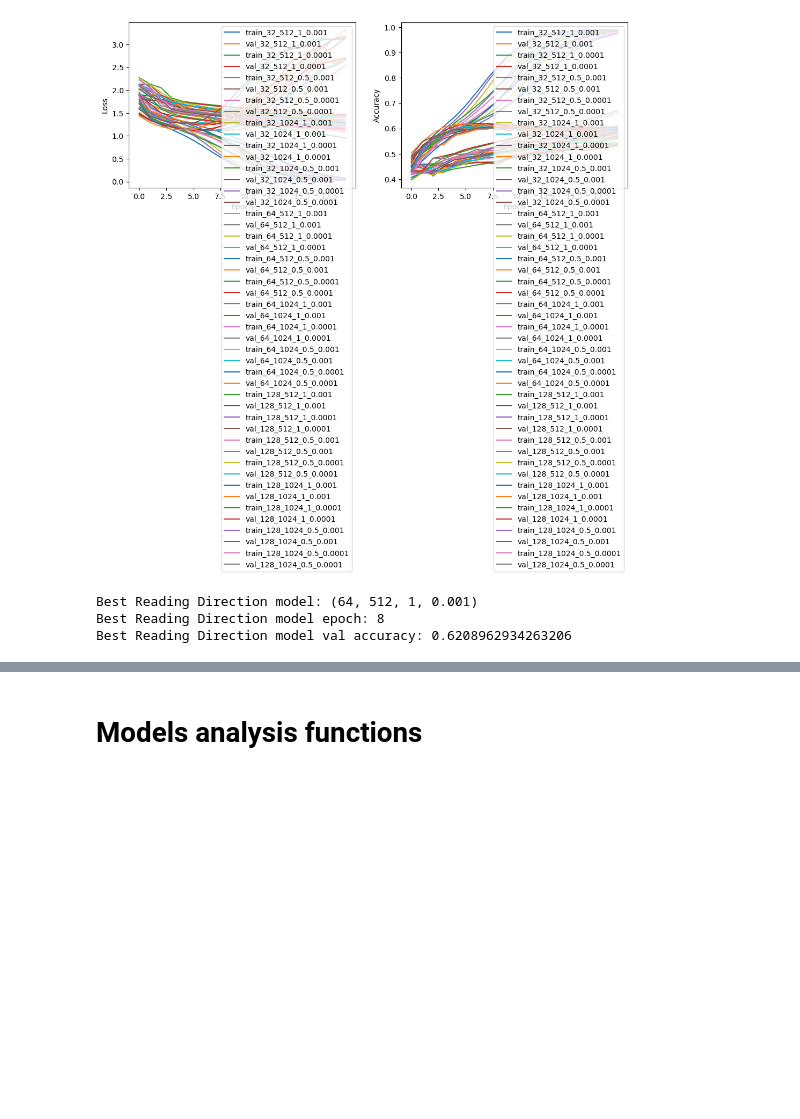
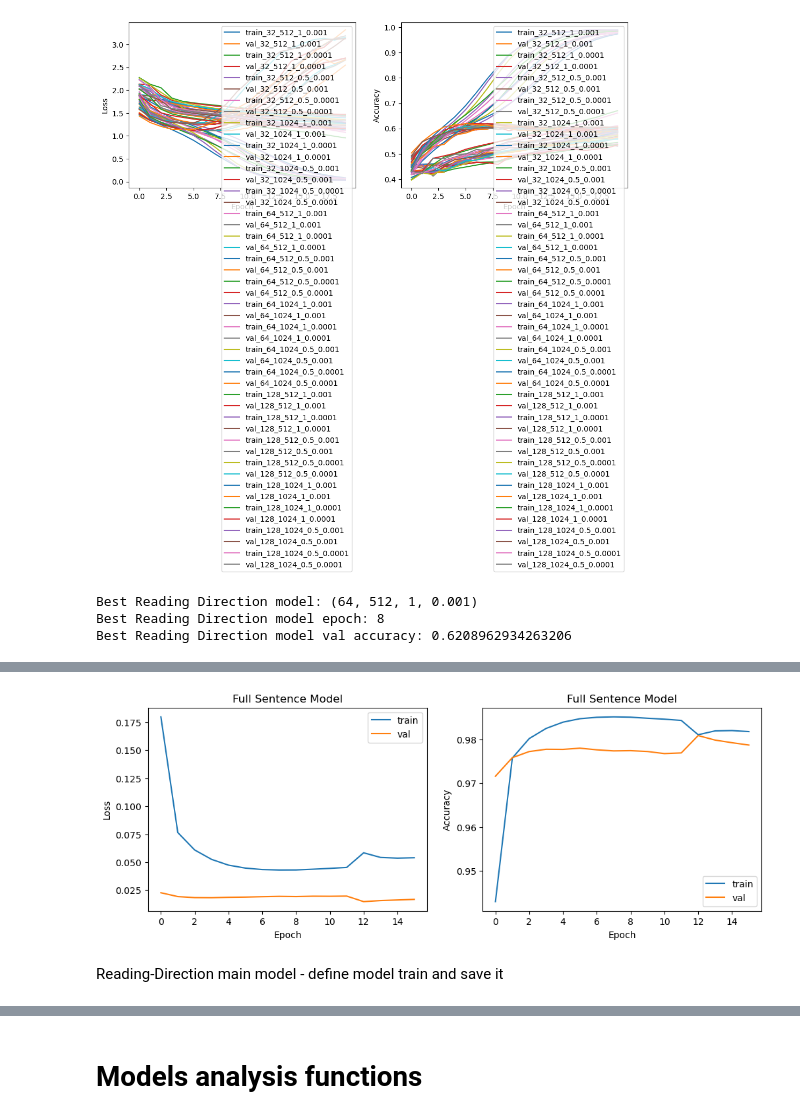
Before and after one commit to Lior-Baruch/Partial_Diacritization, a Jupyter notebook: PunctuationRestoration_DualModel_LSTM.ipynb, the cells around one changed output, grey strips where cells are left out. Cells and saved outputs as stored; diff of their text form; code cells hidden in the pictures; blank space fills up the shorter version.

```diff
--- a/PunctuationRestoration_DualModel_LSTM.ipynb
+++ b/PunctuationRestoration_DualModel_LSTM.ipynb
@@ -1487,0 +1370,27 @@ Best Reading Direction model val accuracy: 0.6208962934263206
+# %%
+# plot loss and accuracy history
+plt.figure(figsize=(12, 4))
+plt.subplot(1, 2, 1)
+plt.plot(train_full_sentence_model_loss_history, label='train')
+plt.plot(val_full_sentence_model_loss_history, label='val')
+plt.title('Full Sentence Model')
+plt.xlabel('Epoch')
+plt.ylabel('Loss')
+plt.legend()
+plt.subplot(1, 2, 2)
+plt.plot(train_full_sentence_model_accuracy_history, label='train')
+plt.plot(val_full_sentence_model_accuracy_history, label='val')
+plt.title('Full Sentence Model')
+plt.xlabel('Epoch')
+plt.ylabel('Accuracy')
+plt.legend()
+plt.show()
+
+print("best val accuracy: {}, at epoch {}".format(
+    max(val_full_sentence_model_accuracy_history),
+    np.argmax(val_full_sentence_model_accuracy_history) + 1
+))
+# %% [output]
+[figure, added]
+# %% [markdown]
+Reading-Direction main model - define model train and save it
```
Also changed, not shown: parts of 20 cells of this notebook.
